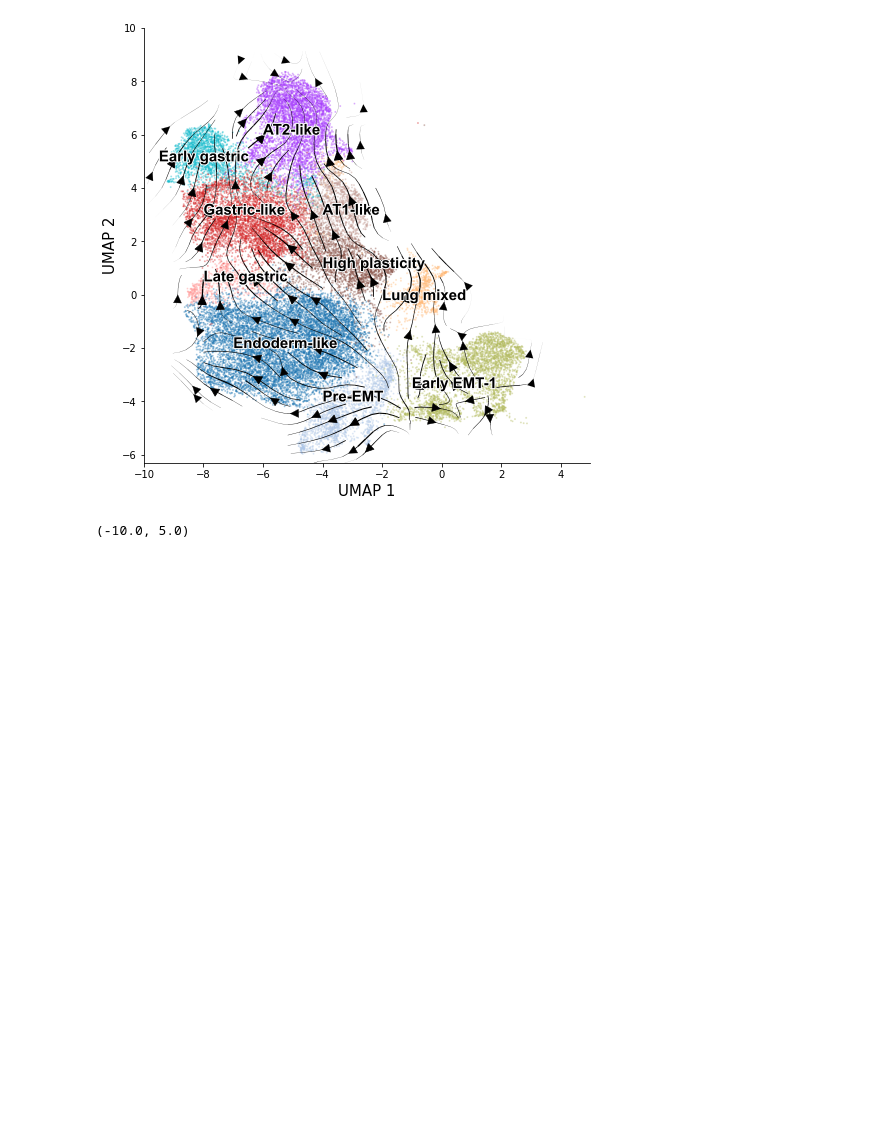
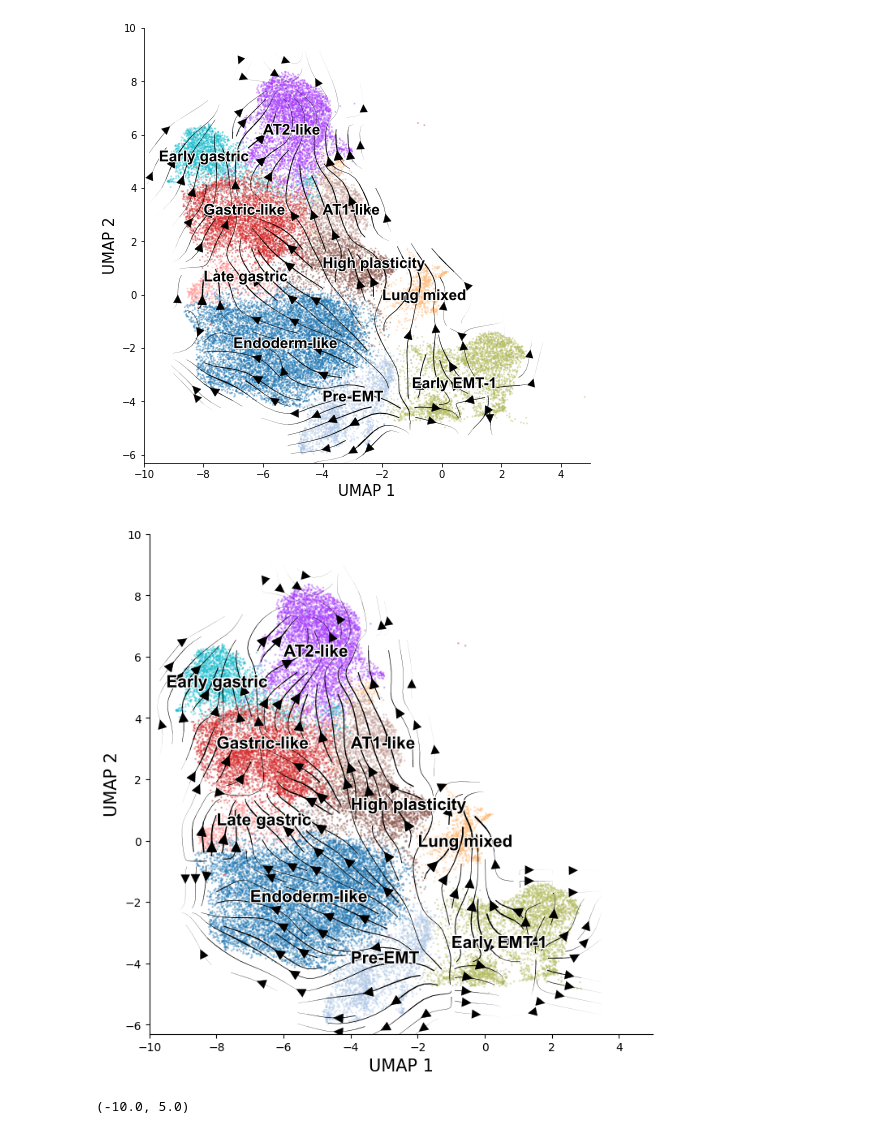
Before and after one commit to kunwang34/PhyloVelo, a Jupyter notebook: notebooks/KPTracer-3726-t1.ipynb, the cells around one changed output. Saved outputs shown, nothing was run; the diff lists cells and outputs as text; code cells hidden in the pictures; blank space fills up the shorter version.

```diff
--- a/notebooks/KPTracer-3726-t1.ipynb
+++ b/notebooks/KPTracer-3726-t1.ipynb
@@ -270,3 +272,55 @@ Text(-8, 0.5, 'Late gastric')
+# %%
+sd_full = pickle.load(open('/data3/wangkun/result_sd/kp_full.pkl', 'rb'))
+# %%
+fig, ax = plt.subplots()
+ax.scatter(sd_full.Xdr.iloc[:,0], sd_full.Xdr.iloc[:,1],
+           c=c[sd_full.Xdr.index].apply(lambda x: adata.uns['leiden_sub_colors'][x]),
+           s=1, alpha=0.3)
+ax = pv.velocity_plot(sd_full.Xdr.to_numpy(), sd_full.velocity_embeded, ax, 'stream', radius=0.5, lw_coef=16000, streamdensity=1.5, arrowsize=2)
+ax.figure.set_size_inches(8,8)
+ax.set_xlabel('UMAP 1', fontsize=15)
+ax.set_ylabel('UMAP 2', fontsize=15)
+# cbaxes = inset_axes(ax, width="3%", height="30%", loc='lower right')
+# plt.colorbar(scatter, cax=cbaxes, orientation='vertical')
+ax.spines['right'].set_visible(False)
+ax.spines['top'].set_visible(False)
+ax.set_ylim(-6.3, 10)
+ax.set_xlim(-10, 5)
+
+ax.text(-1, -3.5, 'Early EMT-1', fontsize=15,c='black',
+       fontproperties=font_manager.FontProperties(fname='/data/public/font/arial/ARIALBD.TTF'),
+        path_effects=[pe.withStroke(linewidth=2, foreground="white")])
+ax.text(-4, -4, 'Pre-EMT', fontsize=15,c='black',
+       fontproperties=font_manager.FontProperties(fname='/data/public/font/arial/ARIALBD.TTF'),
+        path_effects=[pe.withStroke(linewidth=2, foreground="white")])
+ax.text(-7, -2, 'Endoderm-like', fontsize=15,c='black',
+       fontproperties=font_manager.FontProperties(fname='/data/public/font/arial/ARIALBD.TTF'),
+        path_effects=[pe.withStroke(linewidth=2, foreground="white")])
+ax.text(-4, 1, 'High plasticity', fontsize=15,c='black',
+       fontproperties=font_manager.FontProperties(fname='/data/public/font/arial/ARIALBD.TTF'),
+        path_effects=[pe.withStroke(linewidth=2, foreground="white")])
+ax.text(-2, -0.2, 'Lung mixed', fontsize=15,c='black',
+       fontproperties=font_manager.FontProperties(fname='/data/public/font/arial/ARIALBD.TTF'),
+        path_effects=[pe.withStroke(linewidth=2, foreground="white")])
+ax.text(-8, 3, 'Gastric-like', fontsize=15,c='black',
+       fontproperties=font_manager.FontProperties(fname='/data/public/font/arial/ARIALBD.TTF'),
+        path_effects=[pe.withStroke(linewidth=2, foreground="white")])
+ax.text(-4, 3, 'AT1-like', fontsize=15,c='black',
+       fontproperties=font_manager.FontProperties(fname='/data/public/font/arial/ARIALBD.TTF'),
+        path_effects=[pe.withStroke(linewidth=2, foreground="white")])
+ax.text(-6, 6, 'AT2-like', fontsize=15,c='black',
+       fontproperties=font_manager.FontProperties(fname='/data/public/font/arial/ARIALBD.TTF'),
+        path_effects=[pe.withStroke(linewidth=2, foreground="white")])
+ax.text(-9.5, 5, 'Early gastric', fontsize=15,c='black',
+       fontproperties=font_manager.FontProperties(fname='/data/public/font/arial/ARIALBD.TTF'),
+        path_effects=[pe.withStroke(linewidth=2, foreground="white")])
+ax.text(-8, 0.5, 'Late gastric', fontsize=15,c='black',
+       fontproperties=font_manager.FontProperties(fname='/data/public/font/arial/ARIALBD.TTF'),
+        path_effects=[pe.withStroke(linewidth=2, foreground="white")])
+
+plt.savefig('/home/wangkun/stream_full.pdf', dpi='figure', format='pdf')
+# %% [output]
+[figure, added]
 # %%
 sd_full = pv.calc_phylo_pseudotime(sd_full, n_neighbors=100, r_sample=0.02)
 # %%
```
Also changed, not shown: parts of 1 cell of this notebook, 1 other file.
